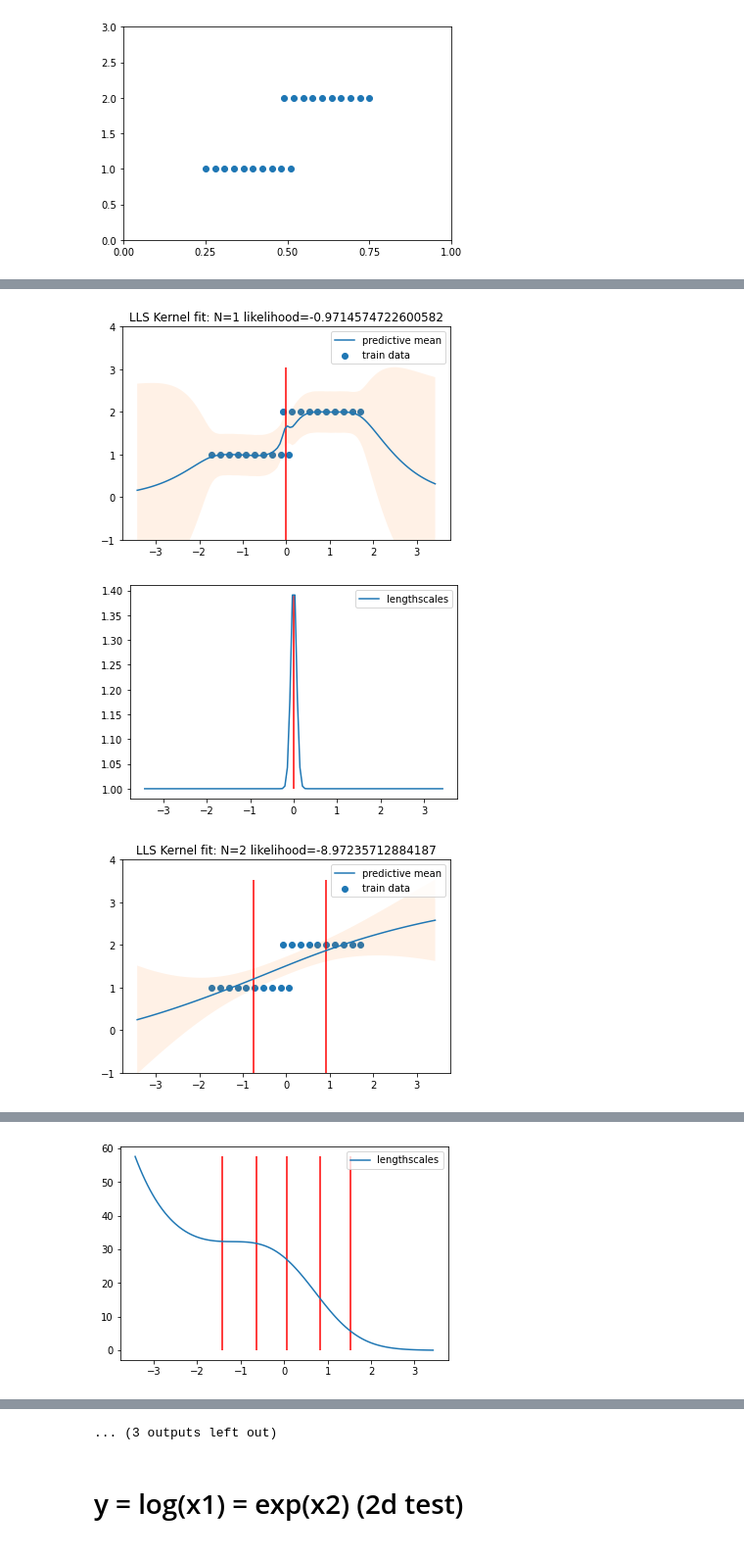
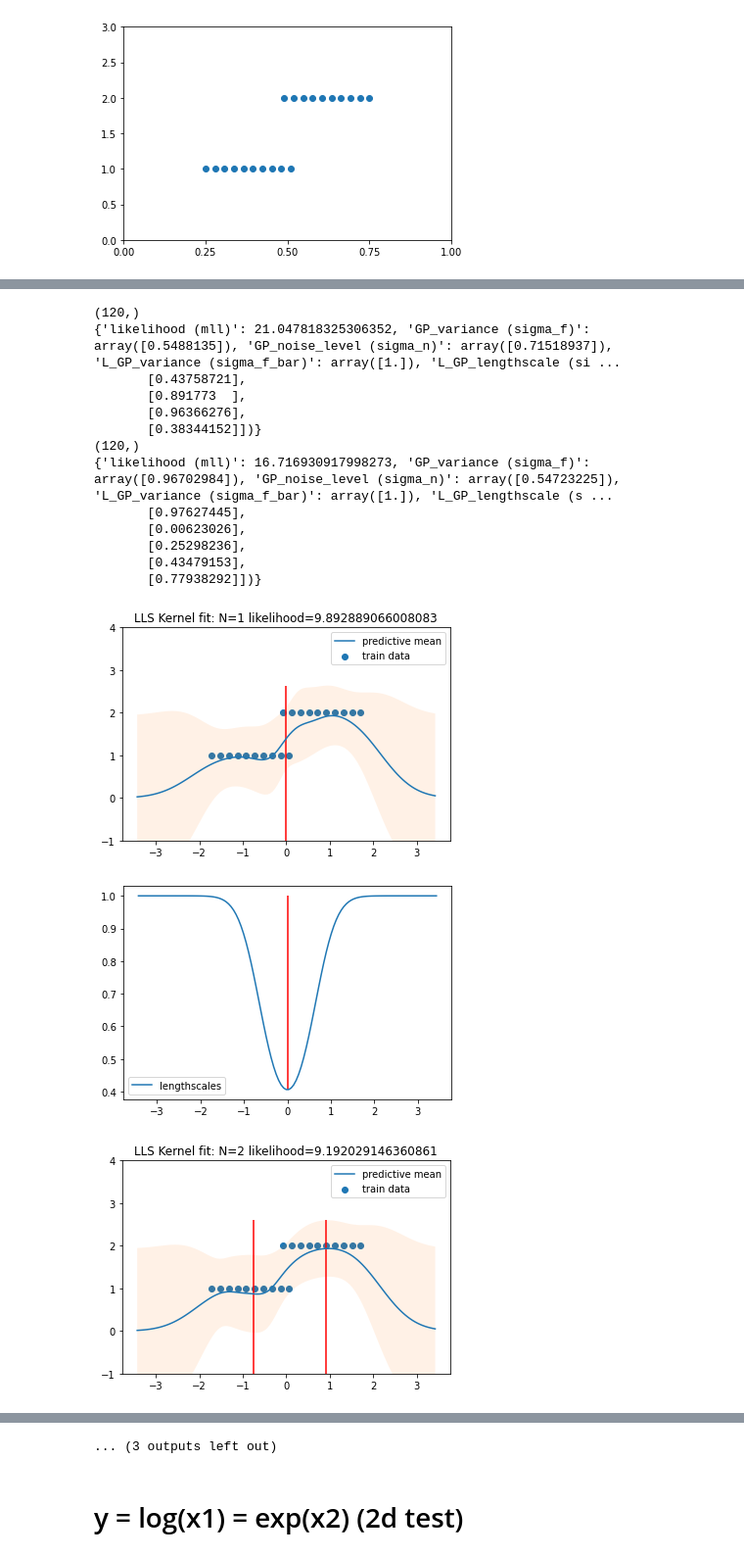
Before and after one commit to patel-zeel/snsgp-torch, a Jupyter notebook: dev/LLSModelEditor.ipynb, the cells around one changed output, grey strips where cells are left out. Shown: that part at 98% size. Cells and saved outputs as stored; diff of their text form; code cells hidden in the pictures.

```diff
--- a/dev/LLSModelEditor.ipynb
+++ b/dev/LLSModelEditor.ipynb
@@ -482,7 +531,7 @@ def fit_predict_plot(title):
     scaler = StandardScaler()
     train_XX = scaler.fit_transform(train_X)
     test_XX = scaler.transform(test_X)
-    model.fit(train_XX, train_y, n_restarts=1)
+    model.fit(train_XX, train_y, n_restarts=5)
     pred_y, pred_cov = model.predict(test_XX, return_cov=True, diag=False)
     pred_std = (pred_cov.diagonal()**0.5*2).squeeze()
     print(pred_std.shape)
@@ -499,8 +548,8 @@ def fit_predict_plot(title):
     print(model.get_params())
     plt.legend()
 
-for N in [1,2,3,4,5,6,1000]:
-    model = LLS(1, N_l_bar=N, optimizer='scipy', kernel='matern')
+for N in [1,2,3,4,5,6]:
+    model = LLS(1, N_l_bar=N, optimizer='scipy', kernel='rbf')
     fit_predict_plot('LLS Kernel fit: N='+str(N))
 # %% [output]
 (120,)
@@ -523,3 +569,16 @@ for N in [1,2,3,4,5,6,1000]:
+(120,)
+{'likelihood (mll)': 21.047818325306352, 'GP_variance (sigma_f)': array([0.5488135]), 'GP_noise_level (sigma_n)': array([0.71518937]), 'L_GP_variance (sigma_f_bar)': array([1.]), 'L_GP_lengthscale (si ...
+       [0.43758721],
+       [0.891773  ],
+       [0.96366276],
+       [0.38344152]])}
+(120,)
+{'likelihood (mll)': 16.716930917998273, 'GP_variance (sigma_f)': array([0.96702984]), 'GP_noise_level (sigma_n)': array([0.54723225]), 'L_GP_variance (sigma_f_bar)': array([1.]), 'L_GP_lengthscale (s ...
+       [0.97627445],
+       [0.00623026],
+       [0.25298236],
+       [0.43479153],
+       [0.77938292]])}
-[figure, old version]
+[figure, new version]
-[figure, old version]
+[figure, new version]
-[figure, old version]
+[figure, new version]
@@ -532 +590,0 @@ for N in [1,2,3,4,5,6,1000]:
-[figure, removed]
@@ -534,4 +591,4 @@ for N in [1,2,3,4,5,6,1000]:
-... (3 outputs left out)
+... (3 outputs left out)
 # %% [markdown]
 # y = log(x1) = exp(x2) (2d test)
 # %%
```
Also changed, not shown: parts of 2 cells of this notebook, 3 other files.
